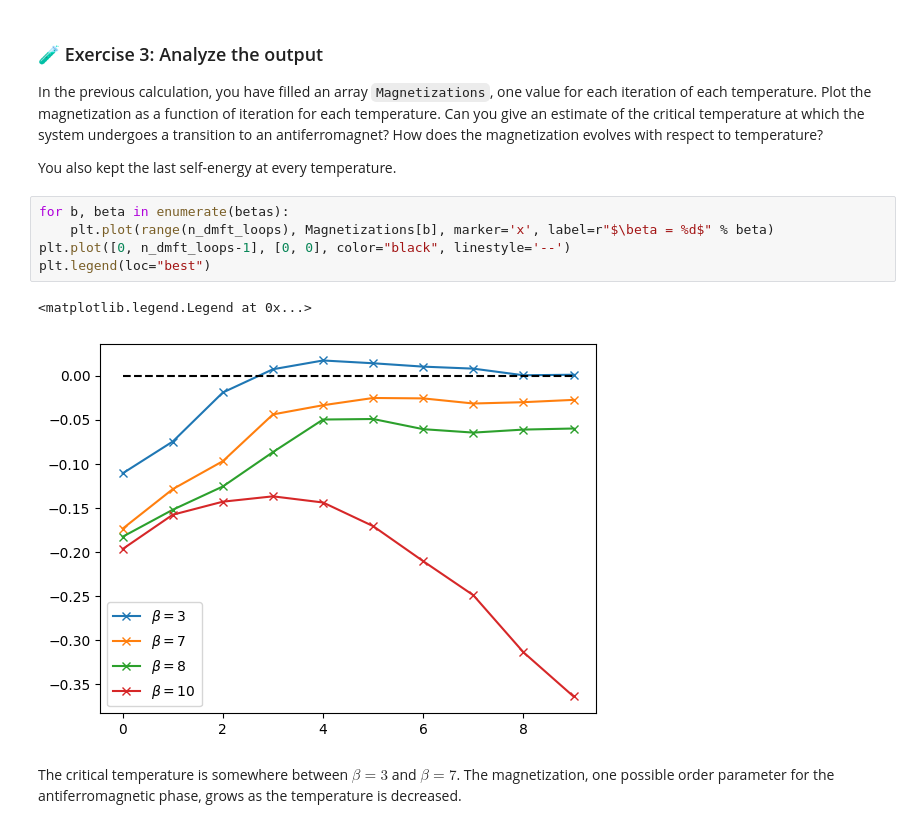
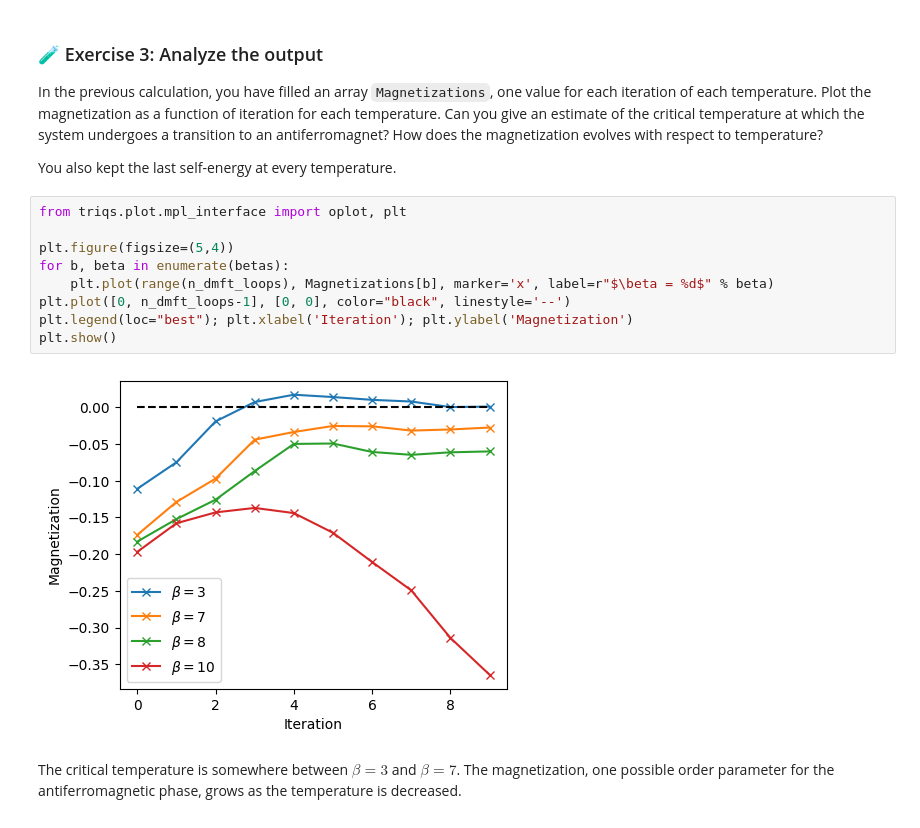
Before and after one commit to harrisonlabollita/TRIQS-tutorials, a Jupyter notebook: ModEST-DMFT/04s-lco-afm.ipynb, the cells around one changed output. Cells and saved outputs as stored; diff of their text form.

```diff
--- a/ModEST-DMFT/04s-lco-afm.ipynb
+++ b/ModEST-DMFT/04s-lco-afm.ipynb
@@ -369,12 +280,15 @@ In the previous calculation, you have filled an array `Magnetizations`, one valu
 
 You also kept the last self-energy at every temperature.
 # %%
+from triqs.plot.mpl_interface import oplot, plt
+
+plt.figure(figsize=(5,4))
 for b, beta in enumerate(betas):
     plt.plot(range(n_dmft_loops), Magnetizations[b], marker='x', label=r"$\beta = %d$" % beta)
 plt.plot([0, n_dmft_loops-1], [0, 0], color="black", linestyle='--')
-plt.legend(loc="best")
+plt.legend(loc="best"); plt.xlabel('Iteration'); plt.ylabel('Magnetization')
+plt.show()
 # %% [output]
-<matplotlib.legend.Legend at 0x...>
-[figure, old version]
+[figure, new version]
 # %% [markdown]
 The critical temperature is somewhere between $\beta=3$ and $\beta=7$. The magnetization, one possible order parameter for the antiferromagnetic phase, grows as the temperature is decreased.
```
Also changed, not shown: parts of 9 cells of this notebook, 6 other files.
